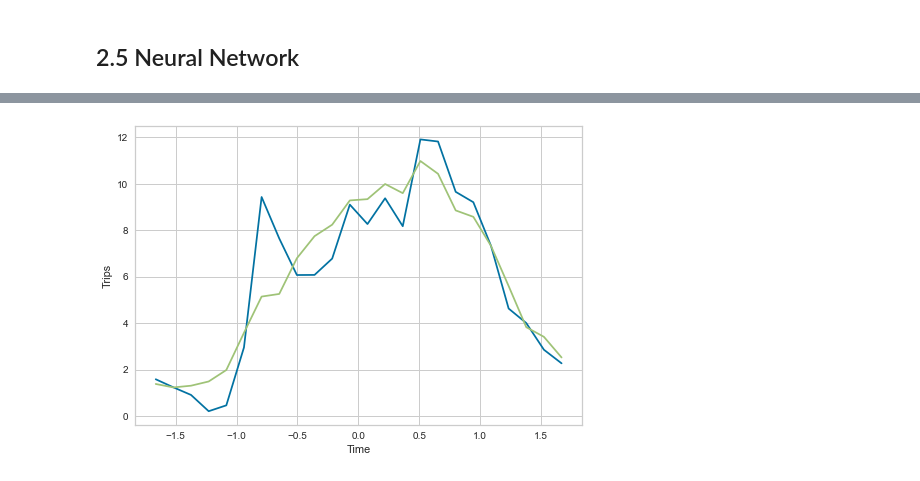
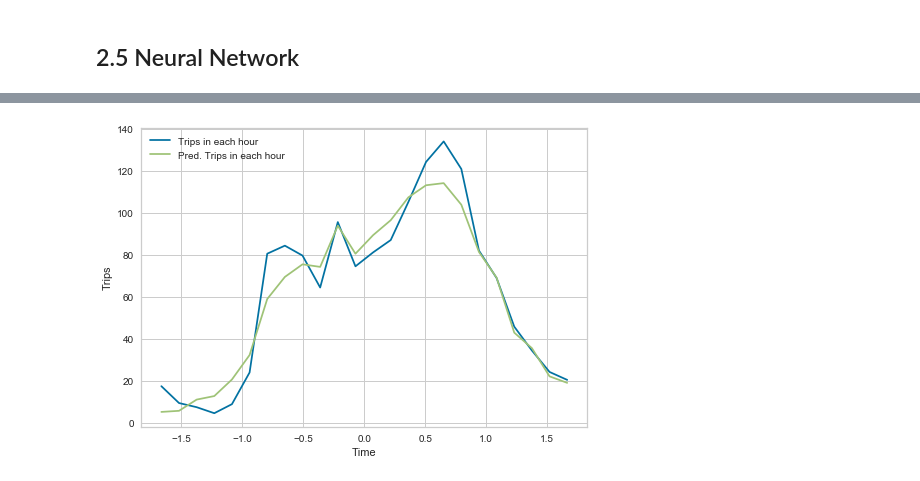
Before and after one commit to lesar64/aa_project, a Jupyter notebook: Abgabe/part_4_predictive_analysis.ipynb, the cells around one changed output, grey strips where cells are left out. Drawn from its saved outputs; the diff is of its cells as text; code cells hidden in the pictures.

```diff
--- a/Abgabe/part_4_predictive_analysis.ipynb
+++ b/Abgabe/part_4_predictive_analysis.ipynb
@@ -180,11 +148,8 @@ visualizer.show()
 
 ## 2.1 Splitting and scaling data
 # %%
-X_f_unscaled = X_f
-X_b_unscaled = X_b
-
-# X_f = StandardScaler().fit_transform(X_f)
-# X_b = StandardScaler().fit_transform(X_b)
+X_f = StandardScaler().fit_transform(X_f)
+X_b = StandardScaler().fit_transform(X_b)
 # %% [markdown]
 - X = temperature, precipitation, wind_speed, month, weekday, hour
 - y = num_trips
@@ -193,18 +158,23 @@ X_f_train, X_f_test, y_f_train, y_f_test = train_test_split(X_f, y_f, test_size=
 # %%
 X_b_train, X_b_test, y_b_train, y_b_test = train_test_split(X_b, y_b, test_size=0.2)
 # %%
-scaler = StandardScaler()
-scaler.fit(X_b_train)
-
-X_b_train = scaler.transform(X_b_train)
-X_b_test = scaler.transform(X_b_test)
+# scaler = StandardScaler()
+# scaler.fit(X_b_train)
+#
+# X_b_train = scaler.transform(X_b_train)
+# X_b_test = scaler.transform(X_b_test)
+#
+# scaler.fit(X_f_train)
+#
+# X_f_train = scaler.transform(X_f_train)
+# X_f_test = scaler.transform(X_f_test)
 # %% [markdown]
 ## 2.2 Linear Regression
 # %%
-model = LinearRegression(fit_intercept = True)
-model.fit(X_b_train, y_b_train)
-
-model_pred = model.predict(X_b_test)
-
-print ('The R^2 of linear regression is: ', r2_score(y_b_test, model_pred))
-print ('The mean squared error of linear regression is: ', mean_squared_error(y_b_test, model_pred))
+# model = LinearRegression(fit_intercept = True)
+# model.fit(X_b_train, y_b_train)
+#
+# model_pred = model.predict(X_b_test)
+#
+# print ('The R^2 of linear regression is: ', r2_score(y_b_test, model_pred))
+# print ('The mean squared error of linear regression is: ', mean_squared_error(y_b_test, model_pred))
@@ -304,8 +263,8 @@ X_b_train_us, X_b_test_us, y_b_train_us, y_b_test_us = train_test_split(X_b_unsc
 # %%
 tree_reg = DecisionTreeRegressor(max_depth = 6)
-tree_reg.fit(X_b_train_us, y_b_train_us)
+tree_reg.fit(X_b_train, y_b_train)
 
-tree_pred = tree_reg.predict(X_b_test_us)
+tree_pred = tree_reg.predict(X_b_test)
 
-print ('The R^2 for lasso regession is: ', r2_score(y_b_test_us, tree_pred))
+print ('The R^2 for lasso regession is: ', r2_score(y_b_test, tree_pred))
 # %% [output]
@@ -347,17 +304,19 @@ pred = pred.reshape(len(pred),1)
 # %%
 df_plot = pd.DataFrame()
 df_plot['hour'] = X_b_test[:, 2]
+# df_plot['hour'] = X_b_test.hour
 df_plot['target'] = y_b_test.reset_index(drop=True)
 df_plot['pred'] = pred
 df_plot = df_plot.groupby(df_plot.hour).mean()
 df_plot.sort_index(inplace=True)
 plt.plot(df_plot.hour, df_plot.target, label='Trips in each hour')
 plt.plot(df_plot.hour, df_plot.pred, label='Pred. Trips in each hour')
 plt.ylabel('Trips')
 plt.xlabel('Time')
+plt.legend()
 # plt.xlim(0, 23)
 # plt.gca().xaxis.set_major_locator(mticker.MultipleLocator(1))
 # plt.savefig('trip_hour.png')
 plt.show()
 # %% [output]
-[figure, old version]
+[figure, new version]
```
Also changed, not shown: parts of 18 cells of this notebook, 1 other file.
